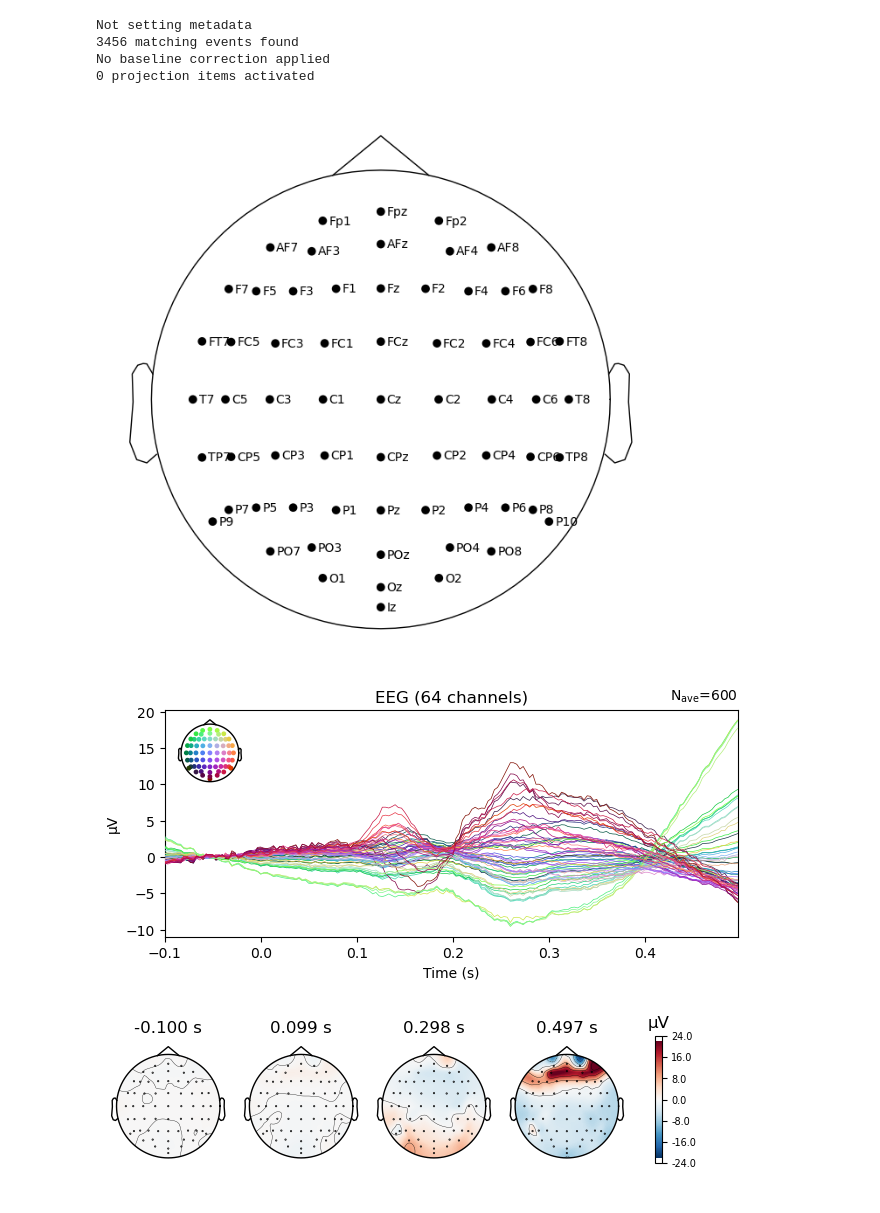
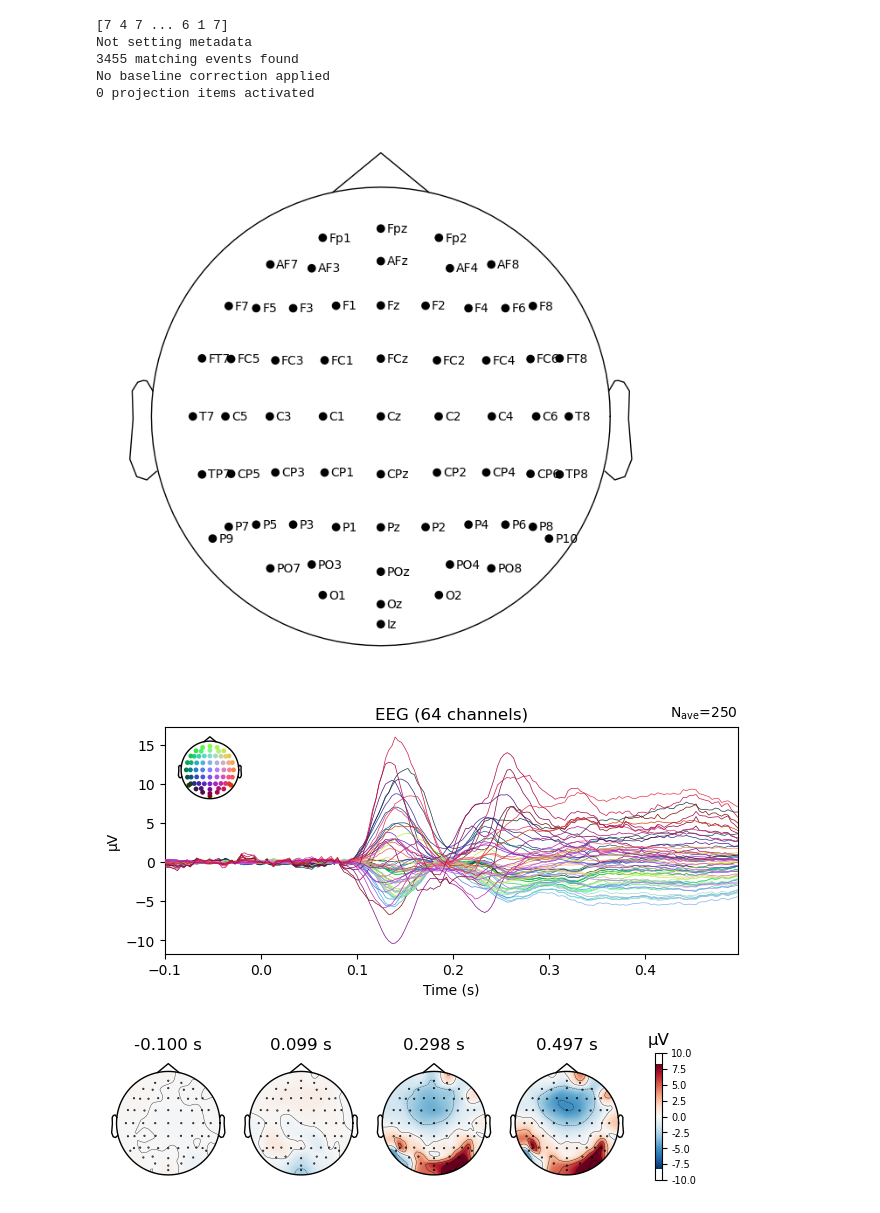
Before and after one commit to dkittelmann/BiMoL, a Jupyter notebook: code/notebooks/ann_based_rsa.ipynb, the cells around one changed output. Saved outputs shown, nothing was run; the diff lists cells and outputs as text; code cells hidden in the pictures.

```diff
--- a/code/notebooks/ann_based_rsa.ipynb
+++ b/code/notebooks/ann_based_rsa.ipynb
@@ -58,53 +124,50 @@ mapping condition label "trailing_castle" to condition code 9
 ################################ LOAD DATA ################################
 
 # Load the FieldTrip .mat file
-fname = "/Users/denisekittelmann/Documents/Python/BiMoL/data/EEG/eTadff_sub01.mat"
+fname = "/Users/denisekittelmann/Documents/Python/BiMoL/data/EEG/eTadff_sub17.mat"
+#fname "/Users/denisekittelmann/Documents/MATLAB/Hannah_data/EEG/P02/fD/eTadff_sub02.mat"
 data = read_mat(fname)["fD"]
+
+# Convert string labels into integer labels
+data["trialinfo"] = convert_trialinfo(data, conditionlist)
+print(data["trialinfo"])
 
 # read the fields that we will need later
 epochs_data = np.array(data["trial"]) * 1e-6 # the mat file says the unit is V, but I think it's actually muV
 tmin = data['time'][0][0]
 sfreq = int(1. / (data['time'][0][1] - tmin))
 ch_names = data["label"]
 ch_types = data["elec"]["chantype"]
 montage = mne.channels.make_standard_montage("biosemi64", head_size=0.095)  # we could read the ch locations from file, but here we just read the cap used in the experiment
-event_dict = {
-    "leading_library": 1,
-    "trailing_conference_room": 2,
-    "leading_restaurant": 3,
-    "leading_barn": 4,
-    "trailing_church": 5,
-    "leading_beach": 6,
-    "leading_cave": 7,
-    "trailing_forest": 8,
-    "trailing_castle": 9
-}
+# event_dict = {}
+
 event_id = list(data["trialinfo"])
 events = np.stack([np.arange(len(event_id)),
                    np.zeros_like(event_id),
                    event_id], axis=1)
 # event_dict <- this will be a useful parameter to set, but we'll need to know what numbers stand for what condition
 
 
 # create the info field
 info = mne.create_info(ch_names=ch_names, sfreq=sfreq, ch_types=ch_types)
 
 # Create an MNE Epochs object
 epochs = mne.EpochsArray(data=epochs_data, info=info, tmin=tmin,
-                         events=events, event_id=event_dict)
+                         events=events, event_id=event_id)
 
 # set the montage for correct channel positions
 epochs = epochs.set_montage(montage)
 
 # plot different events to check if everything sits right
 epochs.plot_sensors(show_names=True);
-epochs["trailing_church"].average().plot();
-epochs["leading_restaurant"].average().plot_topomap();
+epochs["1"].average().plot();
+epochs["2"].average().plot_topomap();
 # %% [output]
+[7 4 7 ... 6 1 7]
 Not setting metadata
-3456 matching events found
+3455 matching events found
 No baseline correction applied
 0 projection items activated
 [figure]
-[figure, old version]
+[figure, new version]
-[figure, old version]
+[figure, new version]
```
Also changed, not shown: parts of 19 cells of this notebook, 2 other files.
